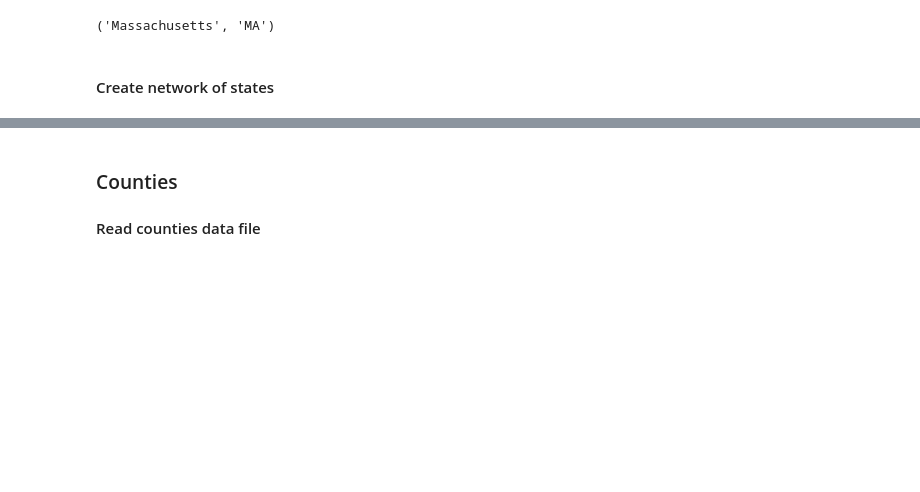
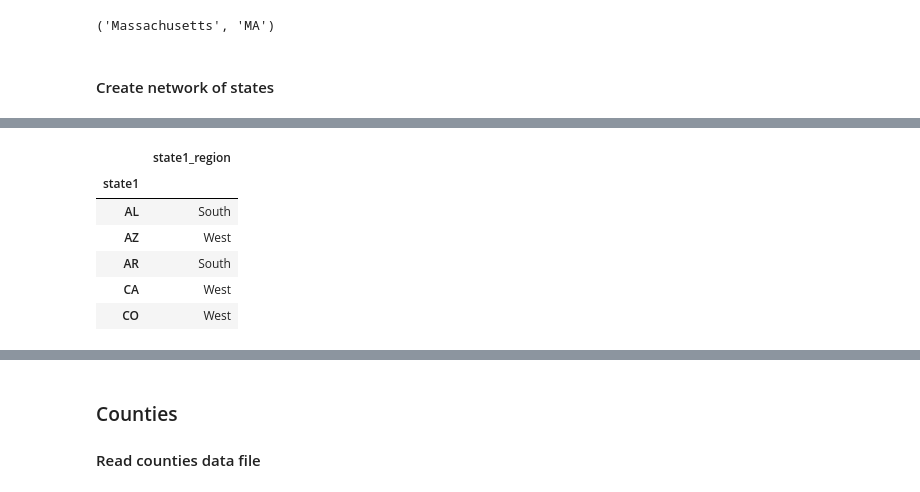
Before and after one commit to samar14641/covid-us-networks, a Jupyter notebook: network_builder.ipynb, the cells around one changed output, grey strips where cells are left out. Cells and saved outputs as stored; diff of their text form; code cells hidden in the pictures; blank space fills up the shorter version.

```diff
--- a/network_builder.ipynb
+++ b/network_builder.ipynb
@@ -60 +61,12 @@ states_edge_pairs.head()
+# %%
+states_regions = states_edge_pairs[['state1', 'state1_region']].drop_duplicates().set_index('state1')
+states_regions.head()
+# %% [output]
+|  | state1_region |
+| state1 |  |
+| AL | South |
+| AZ | West |
+| AR | South |
+| CA | West |
+| CO | West |
 # %%
```
Also changed, not shown: parts of 7 cells of this notebook, 3 other files.
